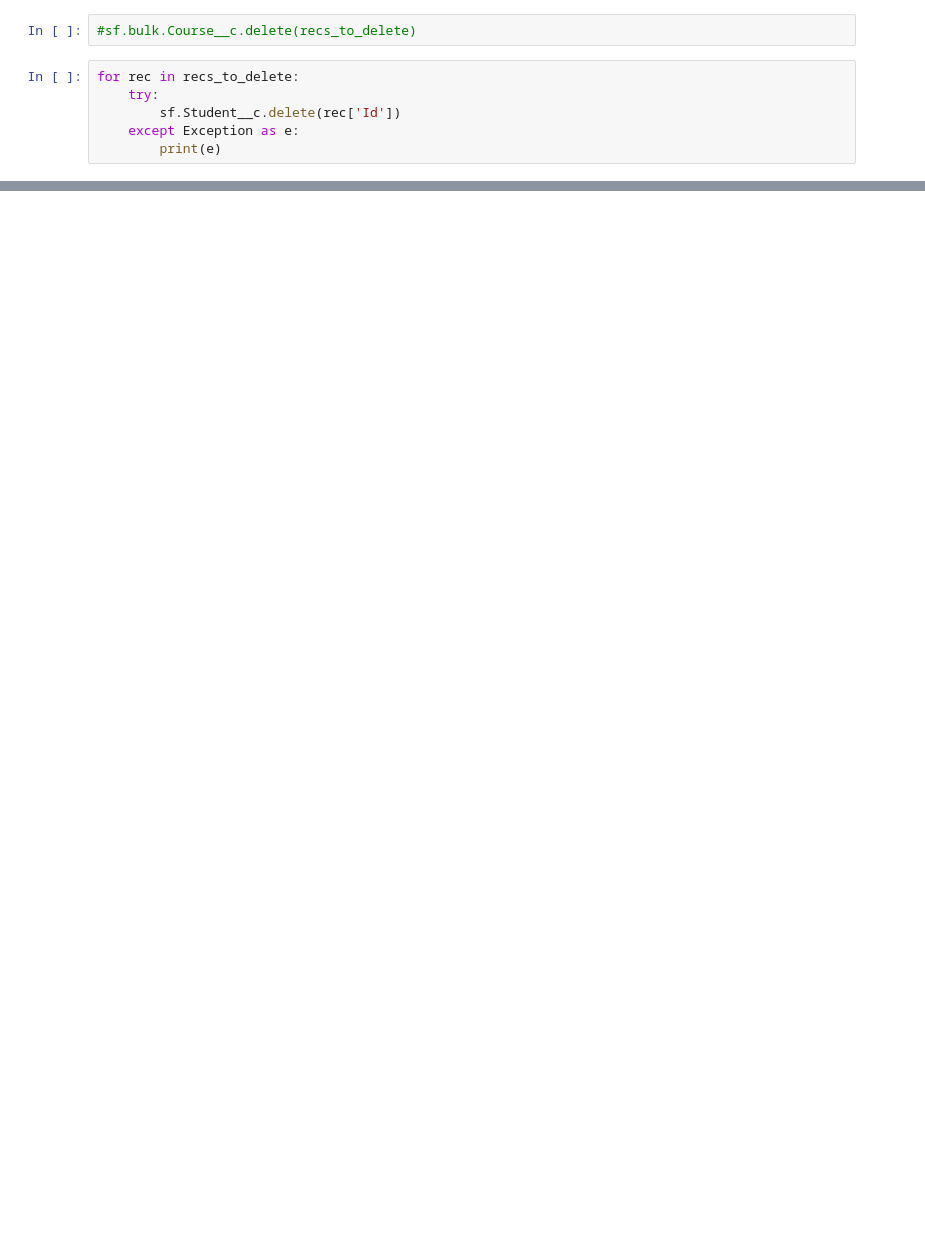
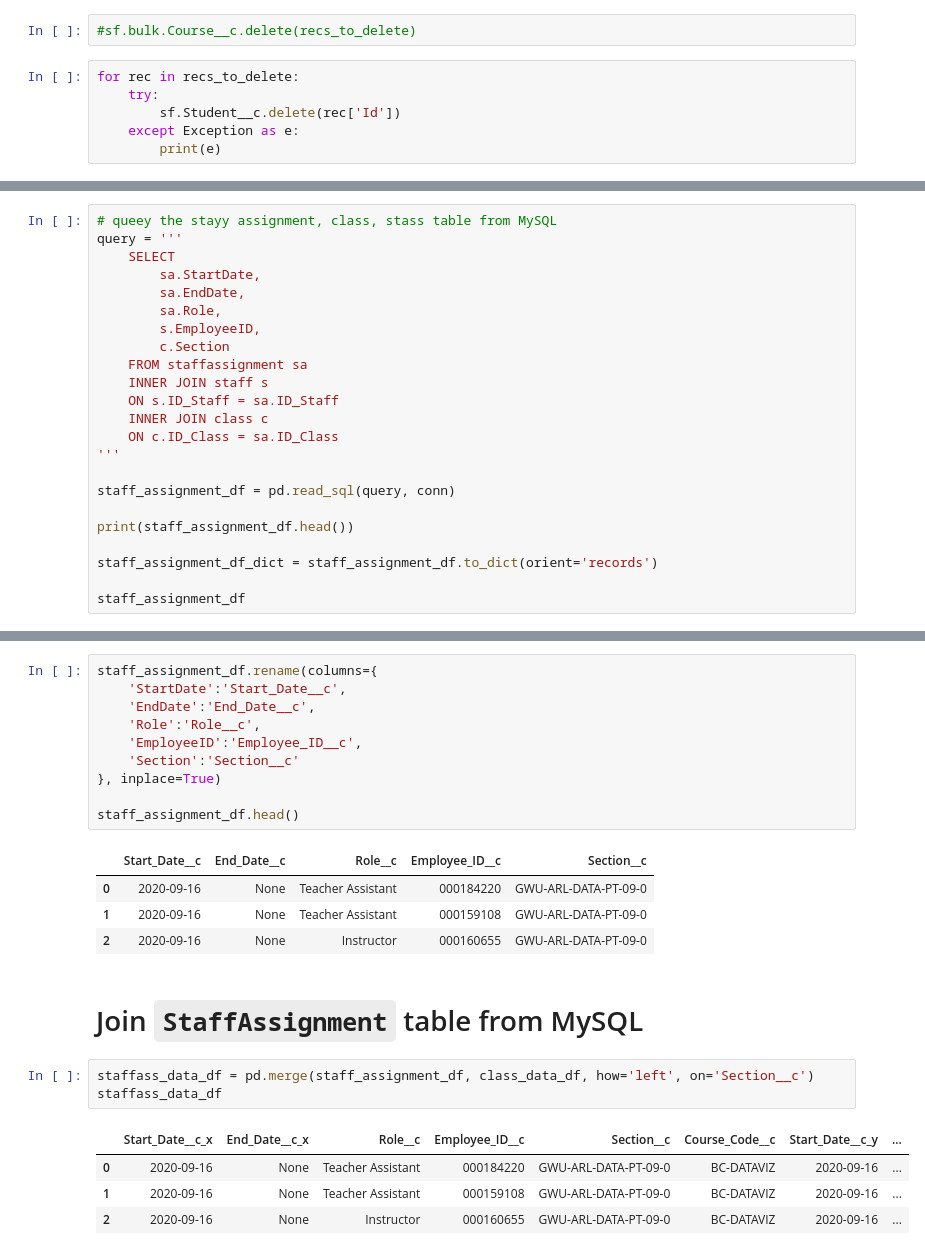
Before and after one commit to Fraolabebe/Salesforce-ETL-Project, a Jupyter notebook: Salesforce-ETL-Project.ipynb, the cells around one changed output, grey strips where cells are left out. Drawn from its saved outputs; the diff is of its cells as text; blank space fills up the shorter version.

```diff
--- a/Salesforce-ETL-Project.ipynb
+++ b/Salesforce-ETL-Project.ipynb
@@ -624,0 +738,23 @@ for rec in recs_to_delete:
+# %%
+# queey the stayy assignment, class, stass table from MySQL
+query = '''
+    SELECT
+        sa.StartDate,
+        sa.EndDate,
+        sa.Role,
+        s.EmployeeID,
+        c.Section
+    FROM staffassignment sa
+    INNER JOIN staff s
+    ON s.ID_Staff = sa.ID_Staff
+    INNER JOIN class c
+    ON c.ID_Class = sa.ID_Class
+'''
+
+staff_assignment_df = pd.read_sql(query, conn)
+
+print(staff_assignment_df.head())
+
+staff_assignment_df_dict = staff_assignment_df.to_dict(orient='records')
+
+staff_assignment_df
@@ -624,0 +770,25 @@ for rec in recs_to_delete:
+# %%
+staff_assignment_df.rename(columns={
+    'StartDate':'Start_Date__c',
+    'EndDate':'End_Date__c',
+    'Role':'Role__c',
+    'EmployeeID':'Employee_ID__c',
+    'Section':'Section__c'
+}, inplace=True)
+
+staff_assignment_df.head()
+# %% [output]
+|  | Start_Date__c | End_Date__c | Role__c | Employee_ID__c | Section__c |
+| 0 | 2020-09-16 | None | Teacher Assistant | 000184220 | GWU-ARL-DATA-PT-09-0 |
+| 1 | 2020-09-16 | None | Teacher Assistant | 000159108 | GWU-ARL-DATA-PT-09-0 |
+| 2 | 2020-09-16 | None | Instructor | 000160655 | GWU-ARL-DATA-PT-09-0 |
+# %% [markdown]
+# Join `StaffAssignment` table from MySQL
+# %%
+staffass_data_df = pd.merge(staff_assignment_df, class_data_df, how='left', on='Section__c')
+staffass_data_df
+# %% [output]
+|  | Start_Date__c_x | End_Date__c_x | Role__c | Employee_ID__c | Section__c | Course_Code__c | Start_Date__c_y | ... |
+| 0 | 2020-09-16 | None | Teacher Assistant | 000184220 | GWU-ARL-DATA-PT-09-0 | BC-DATAVIZ | 2020-09-16 | ... |
+| 1 | 2020-09-16 | None | Teacher Assistant | 000159108 | GWU-ARL-DATA-PT-09-0 | BC-DATAVIZ | 2020-09-16 | ... |
+| 2 | 2020-09-16 | None | Instructor | 000160655 | GWU-ARL-DATA-PT-09-0 | BC-DATAVIZ | 2020-09-16 | ... |
```
Also changed, not shown: parts of 29 cells of this notebook, 1 other file.
